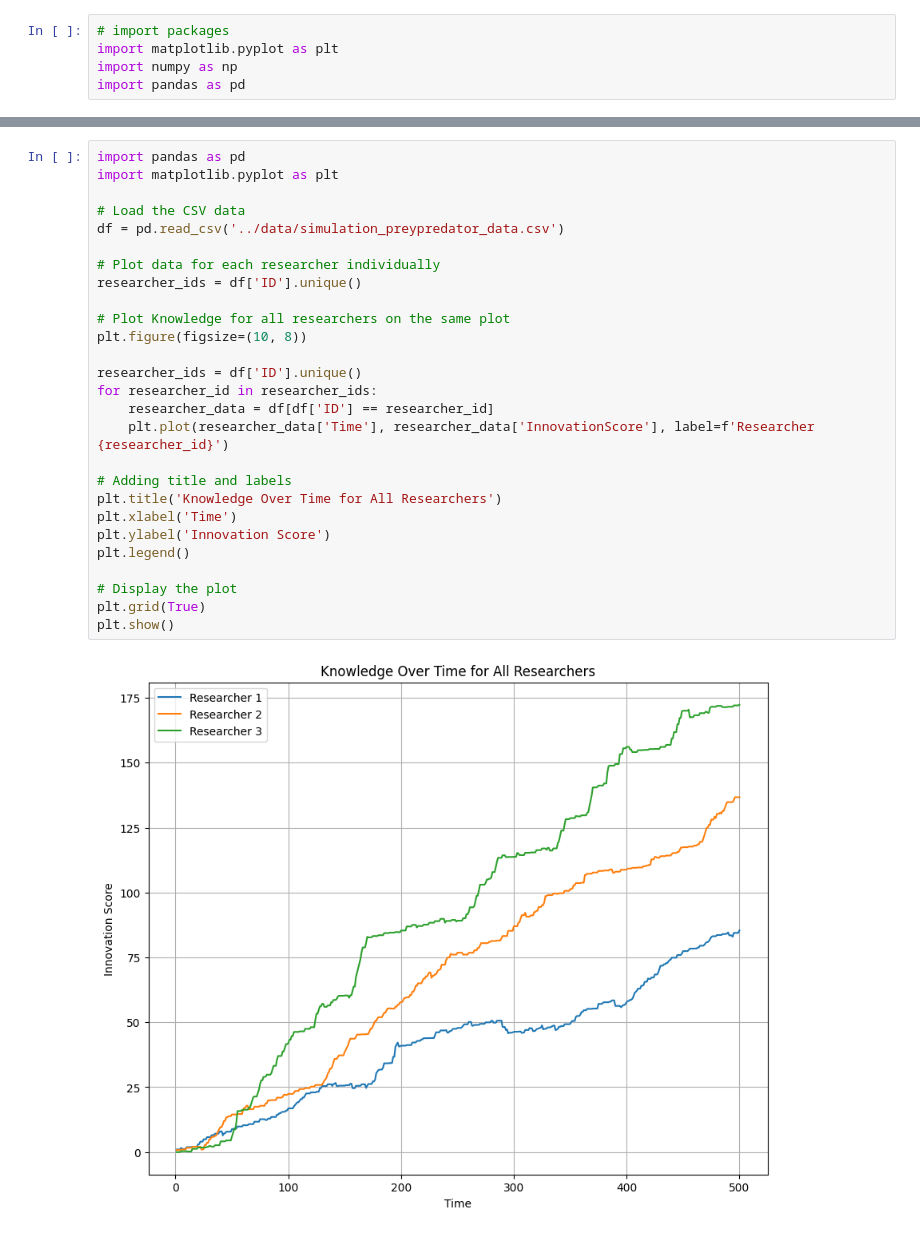
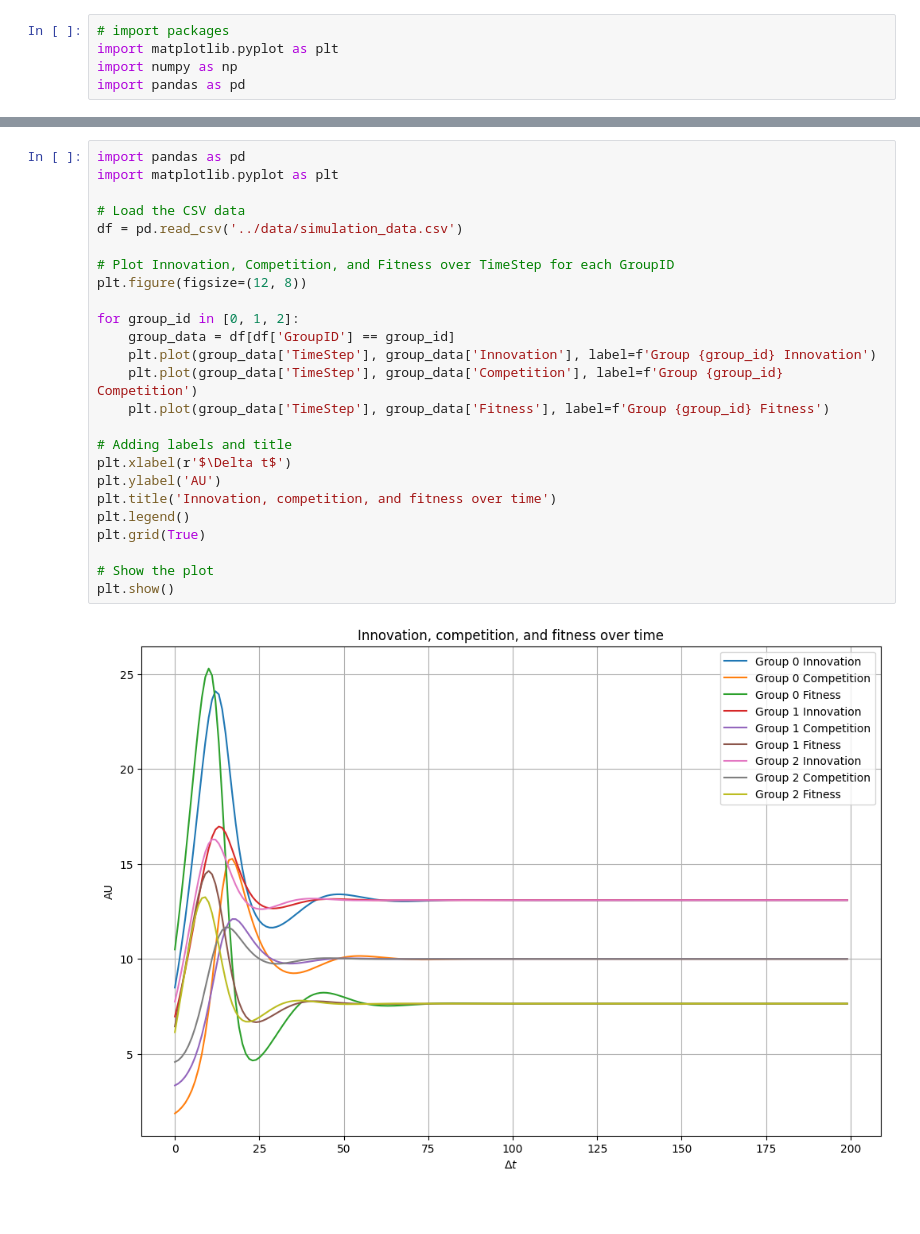
Before and after one commit to antoineruzette/innovation-competition-inspired-by-evolution, a Jupyter notebook: notebooks/plot.ipynb, the cells around one changed output, grey strips where cells are left out. Drawn from its saved outputs; the diff is of its cells as text; blank space fills up the shorter version.

```diff
--- a/notebooks/plot.ipynb
+++ b/notebooks/plot.ipynb
@@ -39,29 +10,27 @@ plt.show()
-# %%
-import pandas as pd
-import matplotlib.pyplot as plt
-
-# Load the CSV data
-df = pd.read_csv('../data/simulation_preypredator_data.csv')
-
-# Plot data for each researcher individually
-researcher_ids = df['ID'].unique()
-
-# Plot Knowledge for all researchers on the same plot
-plt.figure(figsize=(10, 8))
-
-researcher_ids = df['ID'].unique()
-for researcher_id in researcher_ids:
-    researcher_data = df[df['ID'] == researcher_id]
-    plt.plot(researcher_data['Time'], researcher_data['InnovationScore'], label=f'Researcher {researcher_id}')
-
-# Adding title and labels
-plt.title('Knowledge Over Time for All Researchers')
-plt.xlabel('Time')
-plt.ylabel('Innovation Score')
-plt.legend()
-
-# Display the plot
-plt.grid(True)
-plt.show()
-# %% [output]
-[figure, removed]
+# %%
+import pandas as pd
+import matplotlib.pyplot as plt
+
+# Load the CSV data
+df = pd.read_csv('../data/simulation_data.csv')
+
+# Plot Innovation, Competition, and Fitness over TimeStep for each GroupID
+plt.figure(figsize=(12, 8))
+
+for group_id in [0, 1, 2]:
+    group_data = df[df['GroupID'] == group_id]
+    plt.plot(group_data['TimeStep'], group_data['Innovation'], label=f'Group {group_id} Innovation')
+    plt.plot(group_data['TimeStep'], group_data['Competition'], label=f'Group {group_id} Competition')
+    plt.plot(group_data['TimeStep'], group_data['Fitness'], label=f'Group {group_id} Fitness')
+
+# Adding labels and title
+plt.xlabel(r'$\Delta t$')
+plt.ylabel('AU')
+plt.title('Innovation, competition, and fitness over time')
+plt.legend()
+plt.grid(True)
+
+# Show the plot
+plt.show()
+# %% [output]
+[figure, added]
```
Also changed, not shown: parts of 1 cell of this notebook, 8 other files.
